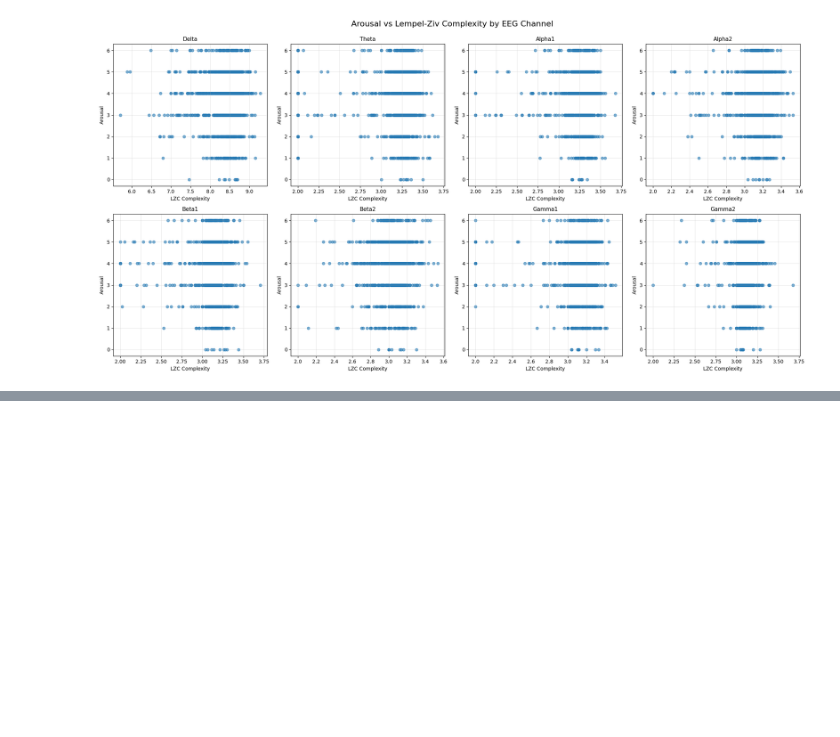
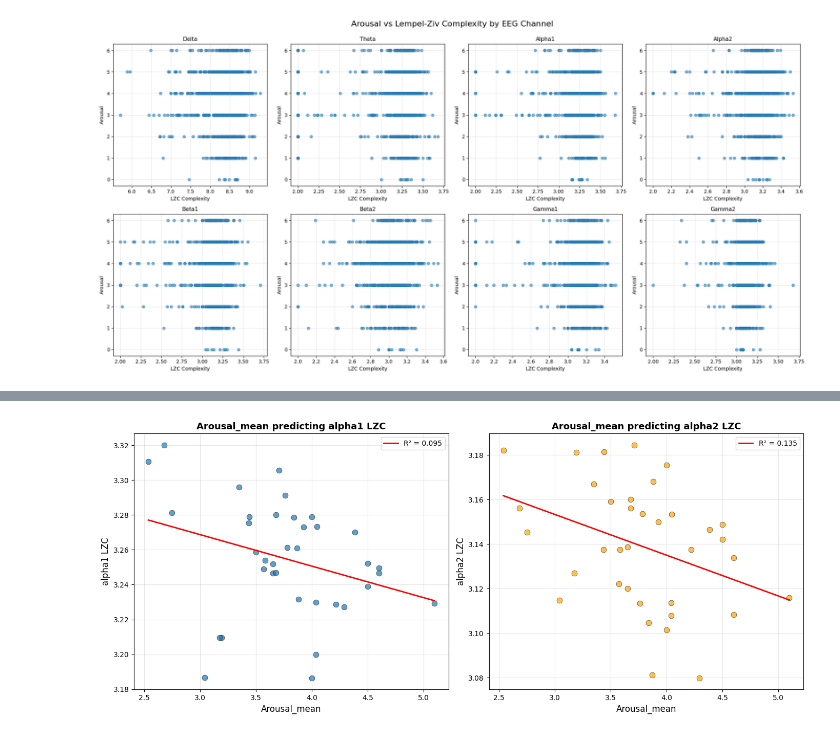
Before and after one commit to deybelman/EEG_Analysis_Project, a Jupyter notebook: analysis.ipynb, the cells around one changed output, grey strips where cells are left out. Drawn from its saved outputs; the diff is of its cells as text; code cells hidden in the pictures; blank space fills up the shorter version.

```diff
--- a/analysis.ipynb
+++ b/analysis.ipynb
@@ -1454,0 +2158,95 @@ plt.show()
+# %%
+import matplotlib.pyplot as plt
+from sklearn.linear_model import LinearRegression
+import numpy as np
+
+# Create figure with 2 subplots side by side
+fig, axes = plt.subplots(1, 2, figsize=(14, 6))
+
+# Plot 1: Arousal_mean predicting alpha1
+ax1 = axes[0]
+x1 = combined_per_video_df["Arousal_mean"].values  # Independent variable
+y1 = combined_per_video_df["alpha1"].values  # Dependent variable
+
+# Remove NaN values
+mask1 = ~(np.isnan(x1) | np.isnan(y1))
+x1_clean = x1[mask1]
+y1_clean = y1[mask1]
+
+# Scatter plot
+ax1.scatter(x1_clean, y1_clean, alpha=0.7, s=60, edgecolors='black', linewidth=0.5)
+
+# Fit regression line (predicting alpha1 from Arousal_mean)
+if len(x1_clean) > 0:
+    reg1 = LinearRegression()
+    reg1.fit(x1_clean.reshape(-1, 1), y1_clean)
+    y1_pred = reg1.predict(x1_clean.reshape(-1, 1))
+
+    # Sort for plotting regression line smoothly
+    sort_idx = np.argsort(x1_clean)
+    x1_sorted = x1_clean[sort_idx]
+    y1_pred_sorted = y1_pred[sort_idx]
+
+    # Plot regression line
+    ax1.plot(x1_sorted, y1_pred_sorted, 'r-', linewidth=2, label=f'R² = {reg1.score(x1_clean.reshape(-1, 1), y1_clean):.3f}')
+    ax1.legend()
+
+ax1.set_xlabel('Arousal_mean', fontsize=12)
+ax1.set_ylabel('alpha1 LZC', fontsize=12)
+ax1.set_title('Arousal_mean predicting alpha1 LZC', fontsize=13, fontweight='bold')
+ax1.grid(True, alpha=0.3)
+
+# Plot 2: Arousal_mean predicting alpha2
+ax2 = axes[1]
+x2 = combined_per_video_df["Arousal_mean"].values  # Independent variable
+y2 = combined_per_video_df["alpha2"].values  # Dependent variable
+
+# Remove NaN values
+mask2 = ~(np.isnan(x2) | np.isnan(y2))
+x2_clean = x2[mask2]
+y2_clean = y2[mask2]
+
+# Scatter plot
+ax2.scatter(x2_clean, y2_clean, alpha=0.7, s=60, edgecolors='black', linewidth=0.5, color='orange')
+
+# Fit regression line (predicting alpha2 from Arousal_mean)
+if len(x2_clean) > 0:
+    reg2 = LinearRegression()
+    reg2.fit(x2_clean.reshape(-1, 1), y2_clean)
+    y2_pred = reg2.predict(x2_clean.reshape(-1, 1))
+
+    # Sort for plotting regression line smoothly
+    sort_idx = np.argsort(x2_clean)
+    x2_sorted = x2_clean[sort_idx]
+    y2_pred_sorted = y2_pred[sort_idx]
+
+    # Plot regression line
+    ax2.plot(x2_sorted, y2_pred_sorted, 'r-', linewidth=2, label=f'R² = {reg2.score(x2_clean.reshape(-1, 1), y2_clean):.3f}')
+    ax2.legend()
+
+ax2.set_xlabel('Arousal_mean', fontsize=12)
+ax2.set_ylabel('alpha2 LZC', fontsize=12)
+ax2.set_title('Arousal_mean predicting alpha2 LZC', fontsize=13, fontweight='bold')
+ax2.grid(True, alpha=0.3)
+
+plt.tight_layout()
+plt.show()
+
+# Print regression statistics
+print("Regression Statistics:")
+print("="*60)
+print(f"\nArousal_mean predicting alpha1:")
+if len(x1_clean) > 0:
+    print(f"  Coefficient: {reg1.coef_[0]:.4f}")
+    print(f"  Intercept: {reg1.intercept_:.4f}")
+    print(f"  R²: {reg1.score(x1_clean.reshape(-1, 1), y1_clean):.4f}")
+    print(f"  N: {len(x1_clean)}")
+
+print(f"\nArousal_mean predicting alpha2:")
+if len(x2_clean) > 0:
+    print(f"  Coefficient: {reg2.coef_[0]:.4f}")
+    print(f"  Intercept: {reg2.intercept_:.4f}")
+    print(f"  R²: {reg2.score(x2_clean.reshape(-1, 1), y2_clean):.4f}")
+    print(f"  N: {len(x2_clean)}")
+# %% [output]
+[figure, added]
```
Also changed, not shown: parts of 18 cells of this notebook, 2 other files.
